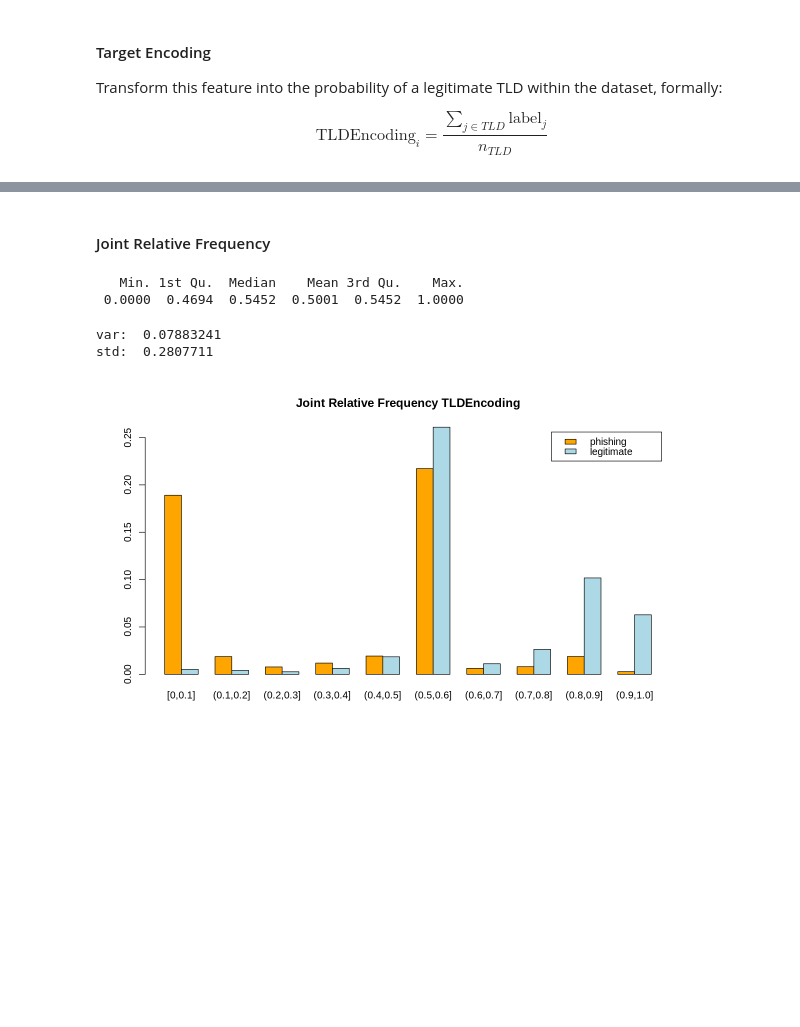
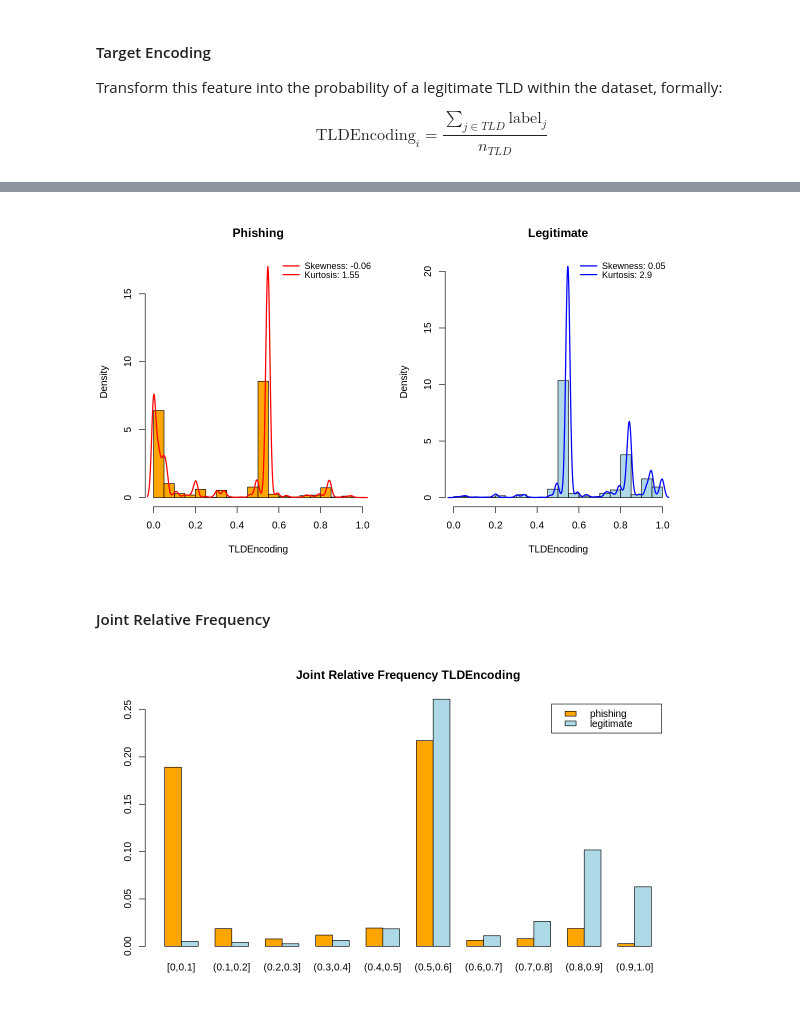
Before and after one commit to raffaele-aurucci/Phishing_URLs_Analysis, a Jupyter notebook: 1.preprocessing_real_ds.ipynb, the cells around one changed output, grey strips where cells are left out. Saved outputs shown, nothing was run; the diff lists cells and outputs as text; code cells hidden in the pictures; blank space fills up the shorter version.

```diff
--- a/1.preprocessing_real_ds.ipynb
+++ b/1.preprocessing_real_ds.ipynb
@@ -220,16 +254,73 @@ df_1 <- df[df$label == 1, ]
+# %%
+options(repr.plot.width = 10, repr.plot.height = 6)
+
+# Sturges rule
+n_0 <- length(df_0$TLDEncoding)
+h_sturges_0 <- (max(df_0$TLDEncoding) - min(df_0$TLDEncoding)) / sqrt(n_0)
+dens_0 <- density(df_0$TLDEncoding, bw = h_sturges_0)
+
+n_1 <- length(df_1$TLDEncoding)
+h_sturges_1 <- (max(df_1$TLDEncoding) - min(df_1$TLDEncoding)) / sqrt(n_1)
+dens_1 <- density(df_1$TLDEncoding, bw = h_sturges_1)
+
+# skewness and kurtosis
+skw_value_0 <- skewness(df_0$TLDEncoding)
+kurtosis_value_0 <- kurtosis(df_0$TLDEncoding)
+
+skw_value_1 <- skewness(df_1$TLDEncoding)
+kurtosis_value_1 <- kurtosis(df_1$TLDEncoding)
+
+par(mfrow = c(1, 2))
+
+# Phishing
+hist(df_0$TLDEncoding,
+     main = "Phishing",
+     xlab = "TLDEncoding",
+     ylab = "Density",
+     col = "orange",
+     border = "black",
+     freq = FALSE,
+     ylim = c(0, max(dens_0$y)))
+
+lines(dens_0, col = "red", lwd = 2)
+
+legend("topright",
+       legend = c(paste("Skewness:", round(skw_value_0, 2)),
+                  paste("Kurtosis:", round(kurtosis_value_0, 2))),
+       col = c("red", "red"),
+       lty = c(1,1),
+       lwd = c(2,2),
+       bty = "n",
+       cex = 0.9, inset = c(-0.25, 0), seg.len = 1.2, x.intersp = 0.4)
+
+
+# Legitimate
+hist(df_1$TLDEncoding,
+     main = "Legitimate",
+     xlab = "TLDEncoding",
+     ylab = "Density",
+     col = "lightblue",
+     border = "black",
+     freq = FALSE,
+     ylim = c(0, max(dens_1$y)))
+
+lines(dens_1, col = "blue", lwd = 2)
+
+legend("topright",
+       legend = c(paste("Skewness:", round(skw_value_1, 2)),
+                  paste("Kurtosis:", round(kurtosis_value_1, 2))),
+       col = c("blue", "blue"),
+       lty = c(1,1),
+       lwd = c(2,2),
+       bty = "n",
+       cex = 0.9, inset = c(-0.20, 0), seg.len = 1.2, x.intersp = 0.4)
+
+# Reset layout
+par(mfrow = c(1, 1))
+# %% [output]
+[figure, added]
 # %% [markdown]
 #### Joint Relative Frequency
-# %%
-# dispersion
-summary(df$TLDEncoding)
-
-cat('\nvar: ', var(df$TLDEncoding), '\n')
-cat('std: ', sd(df$TLDEncoding))
-# %% [output]
-   Min. 1st Qu.  Median    Mean 3rd Qu.    Max.
- 0.0000  0.4694  0.5452  0.5001  0.5452  1.0000
-var:  0.07883241
-std:  0.2807711
 # %%
 # distribution
 breaks <- c(-1, 0.1, 0.2, 0.3, 0.4, 0.5, 0.6, 0.7, 0.8, 0.9, 1.0)
```
Also changed, not shown: parts of 181 cells of this notebook, 1 other file.
